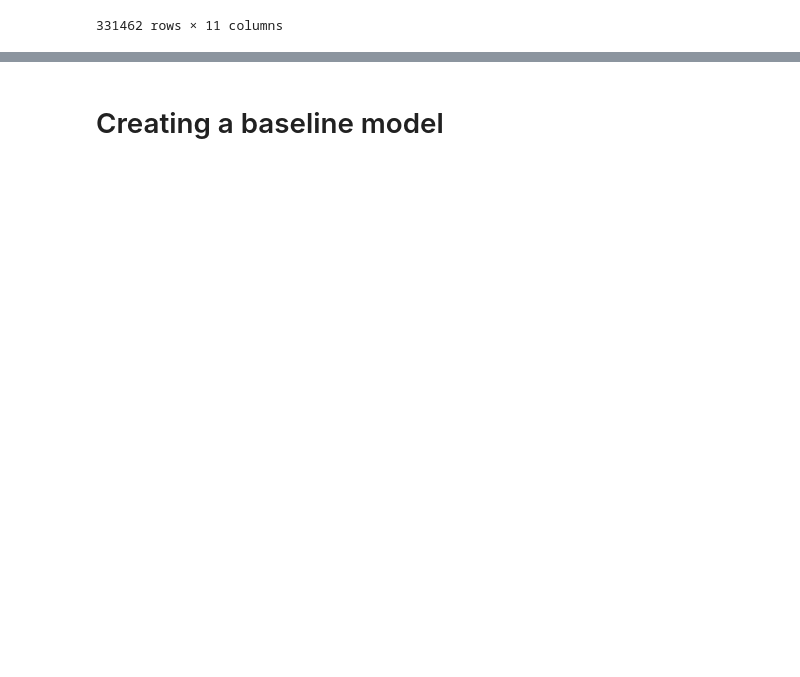
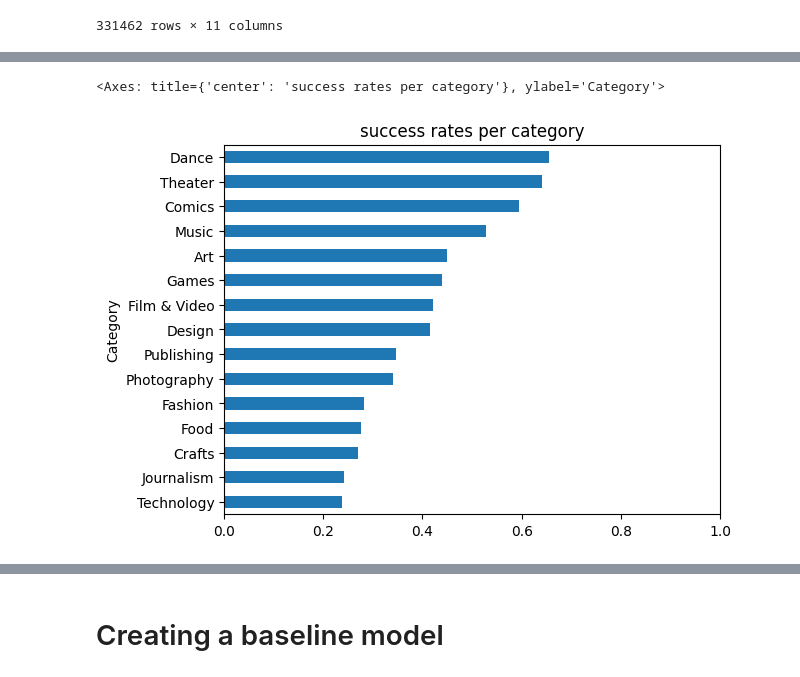
Before and after one commit to JainNupur20/kickstarter-project, a Jupyter notebook: project.ipynb, the cells around one changed output, grey strips where cells are left out. Drawn from its saved outputs; the diff is of its cells as text; code cells hidden in the pictures; blank space fills up the shorter version.

```diff
--- a/project.ipynb
+++ b/project.ipynb
@@ -324,0 +277,5 @@ goal billow 1000 is sucss and above is a failed
+# %%
+df.groupby("Category").State.mean().sort_values().plot(kind = "barh", xlim=[0,1], title="success rates per category")
+# %% [output]
+<Axes: title={'center': 'success rates per category'}, ylabel='Category'>
+[figure, added]
```
Also changed, not shown: parts of 133 cells of this notebook.
